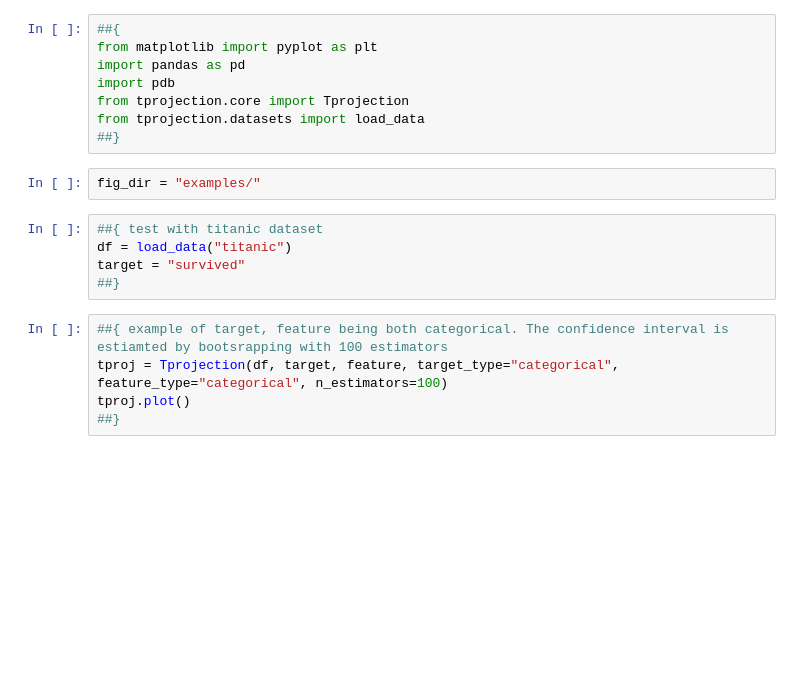
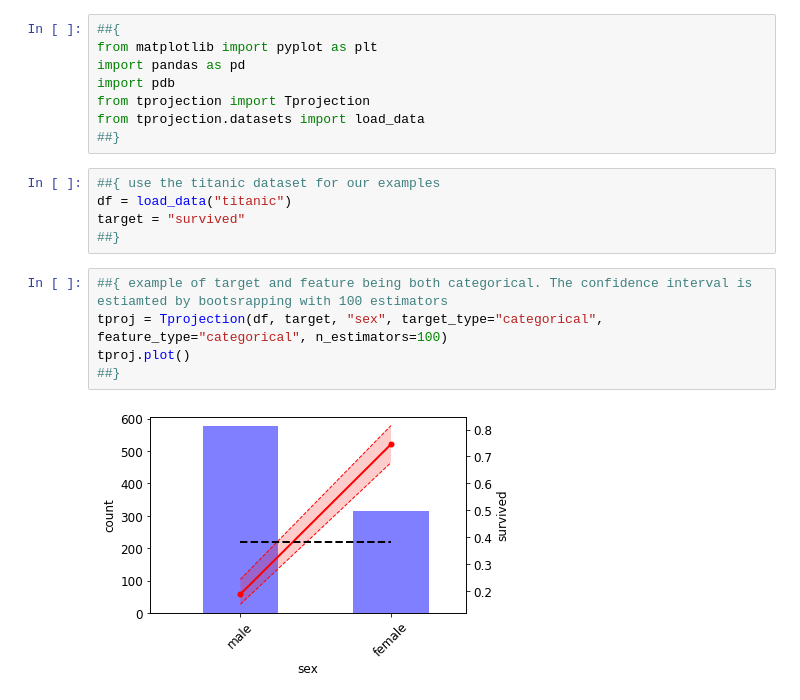
Before and after one commit to greghor/tprojection, a Jupyter notebook: examples/examples.ipynb, the cells around one changed output. Cells and saved outputs as stored; diff of their text form; blank space fills up the shorter version.

Commit message:
update examples

```diff
--- a/examples/examples.ipynb
+++ b/examples/examples.ipynb
@@ -3,19 +3,19 @@
 from matplotlib import pyplot as plt
 import pandas as pd
 import pdb
-from tprojection.core import Tprojection
+from tprojection import Tprojection
 from tprojection.datasets import load_data
 ##}
-# %%
-fig_dir = "examples/"
 # %%
-##{ test with titanic dataset
+##{ use the titanic dataset for our examples
 df = load_data("titanic")
 target = "survived"
 ##}
 # %%
-##{ example of target, feature being both categorical. The confidence interval is estiamted by bootsrapping with 100 estimators
-tproj = Tprojection(df, target, feature, target_type="categorical", feature_type="categorical", n_estimators=100)
+##{ example of target and feature being both categorical. The confidence interval is estiamted by bootsrapping with 100 estimators
+tproj = Tprojection(df, target, "sex", target_type="categorical", feature_type="categorical", n_estimators=100)
 tproj.plot()
 ##}
+# %% [output]
+[figure, added]
 # %%
```
Also changed, not shown: parts of 4 cells of this notebook, 2 other files.
